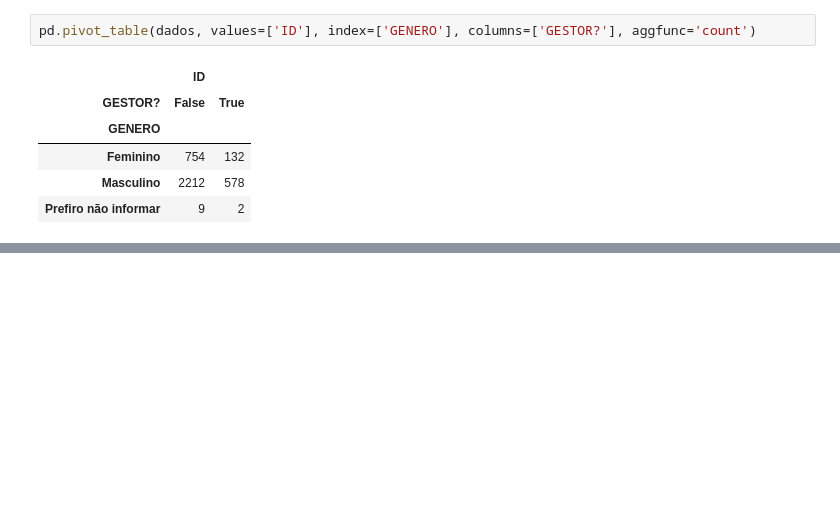
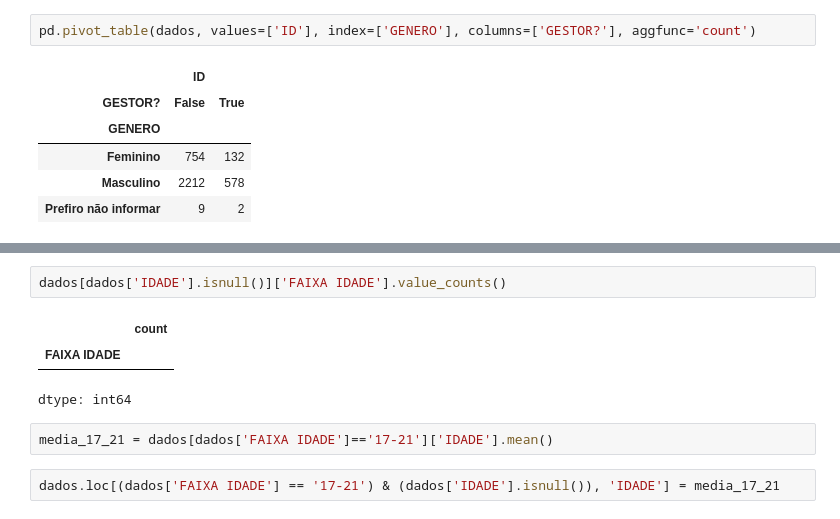
Before and after one commit to sarahscampos/analise-de-dados, a Jupyter notebook: analise_dados.ipynb, the cells around one changed output, grey strips where cells are left out. Cells and saved outputs as stored; diff of their text form; blank space fills up the shorter version.

```diff
--- a/analise_dados.ipynb
+++ b/analise_dados.ipynb
@@ -200,0 +305,10 @@ pd.pivot_table(dados, values=['ID'], index=['GENERO'], columns=['GESTOR?'], aggf
+# %%
+dados[dados['IDADE'].isnull()]['FAIXA IDADE'].value_counts()
+# %% [output]
+|  | count |
+| FAIXA IDADE |  |
+dtype: int64
+# %%
+media_17_21 = dados[dados['FAIXA IDADE']=='17-21']['IDADE'].mean()
+# %%
+dados.loc[(dados['FAIXA IDADE'] == '17-21') & (dados['IDADE'].isnull()), 'IDADE'] = media_17_21
```
Also changed, not shown: parts of 25 cells of this notebook.
